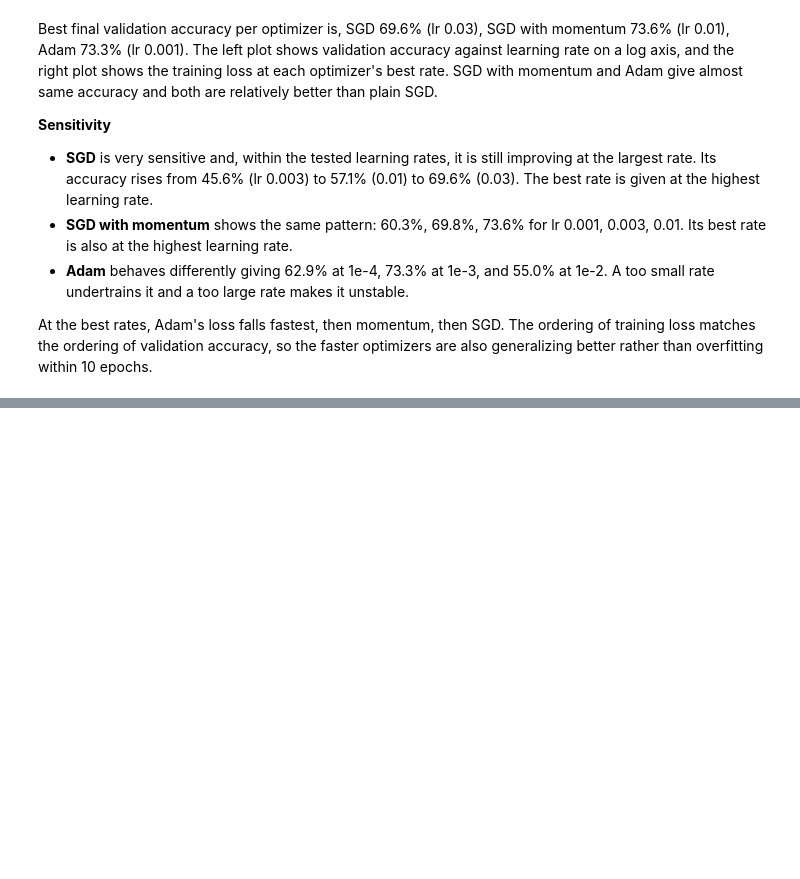
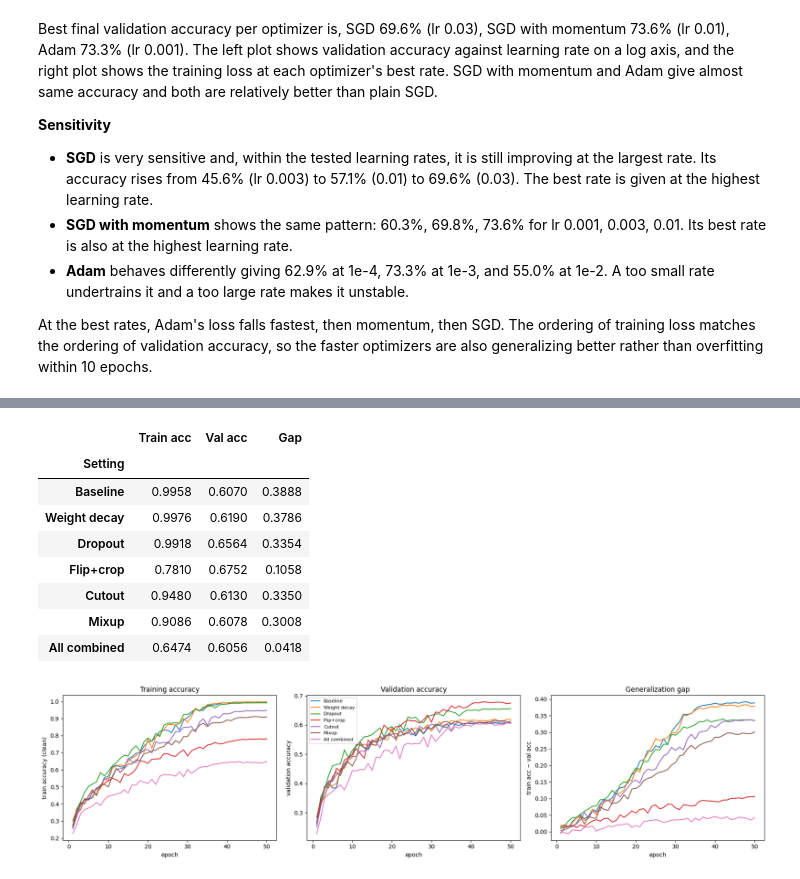
Before and after one commit to NethmiAmasha/Deep-Learning-for-Vision, a Jupyter notebook: EN4554_AS02.ipynb, the cells around one changed output, grey strips where cells are left out. Drawn from its saved outputs; the diff is of its cells as text; code cells hidden in the pictures; blank space fills up the shorter version.

```diff
--- a/EN4554_AS02.ipynb
+++ b/EN4554_AS02.ipynb
@@ -678,0 +788,31 @@ At the best rates, Adam's loss falls fastest, then momentum, then SGD. The order
+# %%
+# tabulating and plotting
+rows = []
+for name, h in hists.items():
+    tr, va = h["train_acc"][-1], h["val_acc"][-1]
+    rows.append({"Setting": name, "Train acc": round(tr, 4), "Val acc": round(va, 4), "Gap": round(tr - va, 4)})
+display(pd.DataFrame(rows).set_index("Setting"))
+
+epochs = range(1, 51)
+fig, ax = plt.subplots(1, 3, figsize=(18, 4.5))
+for name, h in hists.items():
+    tr, va = np.array(h["train_acc"]), np.array(h["val_acc"])
+    ax[0].plot(epochs, tr, label=name)
+    ax[1].plot(epochs, va, label=name)
+    ax[2].plot(epochs, tr - va, label=name)
+ax[0].set(xlabel="epoch", ylabel="train accuracy (clean)", title="Training accuracy")
+ax[1].set(xlabel="epoch", ylabel="validation accuracy", title="Validation accuracy")
+ax[2].set(xlabel="epoch", ylabel="train acc − val acc", title="Generalization gap")
+ax[1].legend(fontsize=8)
+plt.tight_layout(); plt.show()
+# %% [output]
+|  | Train acc | Val acc | Gap |
+| Setting |  |  |  |
+| Baseline | 0.9958 | 0.6070 | 0.3888 |
+| Weight decay | 0.9976 | 0.6190 | 0.3786 |
+| Dropout | 0.9918 | 0.6564 | 0.3354 |
+| Flip+crop | 0.7810 | 0.6752 | 0.1058 |
+| Cutout | 0.9480 | 0.6130 | 0.3350 |
+| Mixup | 0.9086 | 0.6078 | 0.3008 |
+| All combined | 0.6474 | 0.6056 | 0.0418 |
+[figure, added]
```
Also changed, not shown: parts of 4 cells of this notebook.
